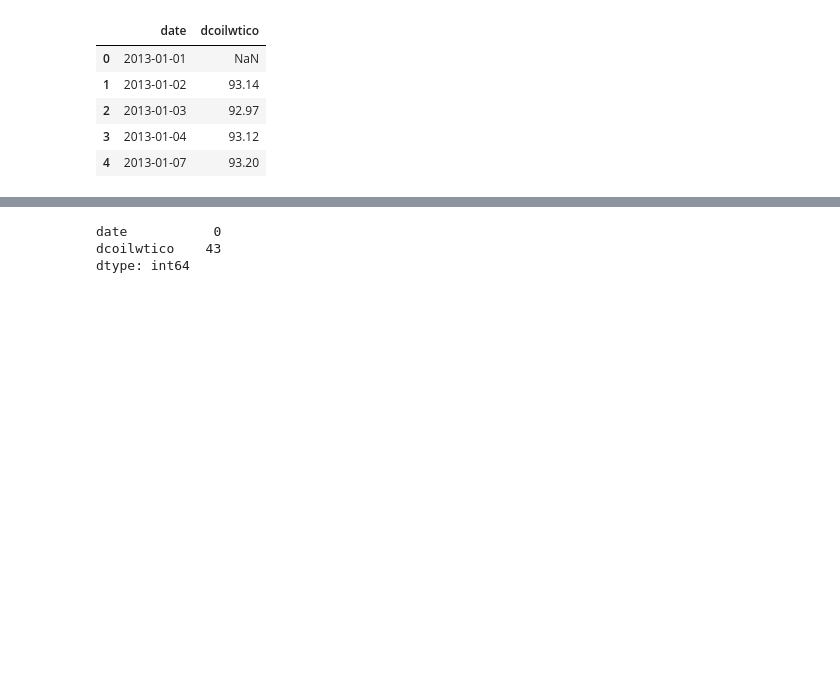
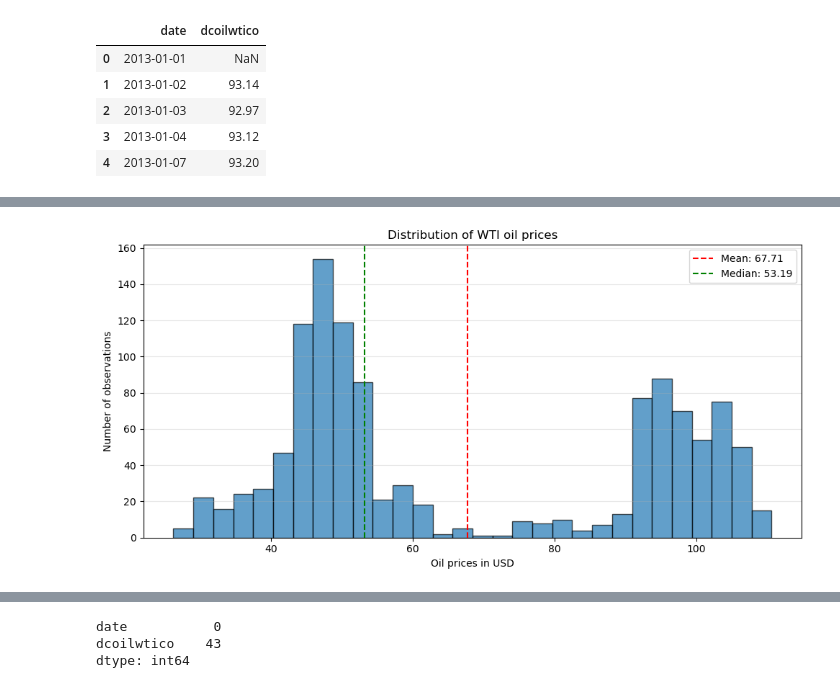
Before and after one commit to kejti97/demand-forecasting-favorita, a Jupyter notebook: 1. Demand Forecasting.ipynb, the cells around one changed output, grey strips where cells are left out. Drawn from its saved outputs; the diff is of its cells as text; code cells hidden in the pictures; blank space fills up the shorter version.

```diff
--- a/1. Demand Forecasting.ipynb
+++ b/1. Demand Forecasting.ipynb
@@ -250,0 +259,22 @@ Name: date, dtype: object
+# %%
+# We remove missing values only from the data given to the histogram, because NaN is not a price - it can't be assigned to any range
+oil_prices = oil_df['dcoilwtico'].dropna()
+oil_mean = oil_prices.mean()
+oil_median = oil_prices.median()
+
+# Histogram
+fig, ax = plt.subplots(figsize=(10,5))
+
+ax.hist(oil_prices, bins=30, edgecolor='black', alpha=0.7)
+ax.axvline(oil_mean, color='red', linestyle='--',  label=f'Mean: {oil_mean:.2f}')
+ax.axvline(oil_median, color='green', linestyle='--', label=f'Median: {oil_median:.2f}')
+ax.set_title('Distribution of WTI oil prices')
+ax.set_xlabel('Oil prices in USD')
+ax.set_ylabel('Number of observations')
+ax.legend()
+ax.grid(axis='y', alpha=0.3)
+
+plt.tight_layout()
+plt.show()
+# %% [output]
+[figure, added]
```
Also changed, not shown: parts of 10 cells of this notebook.
